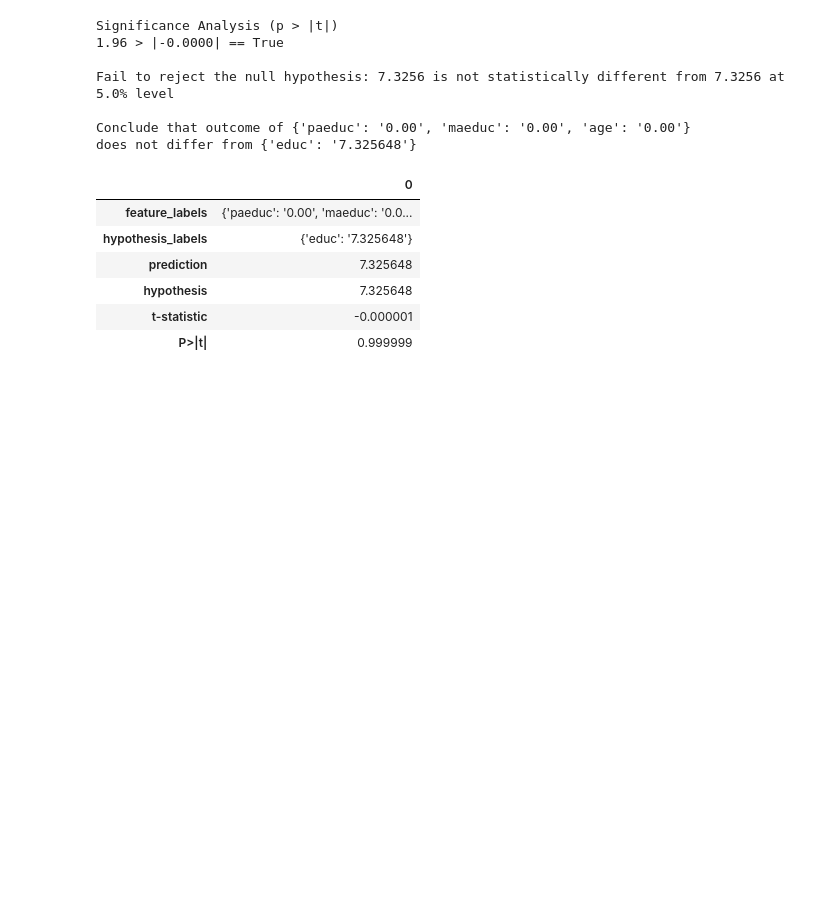
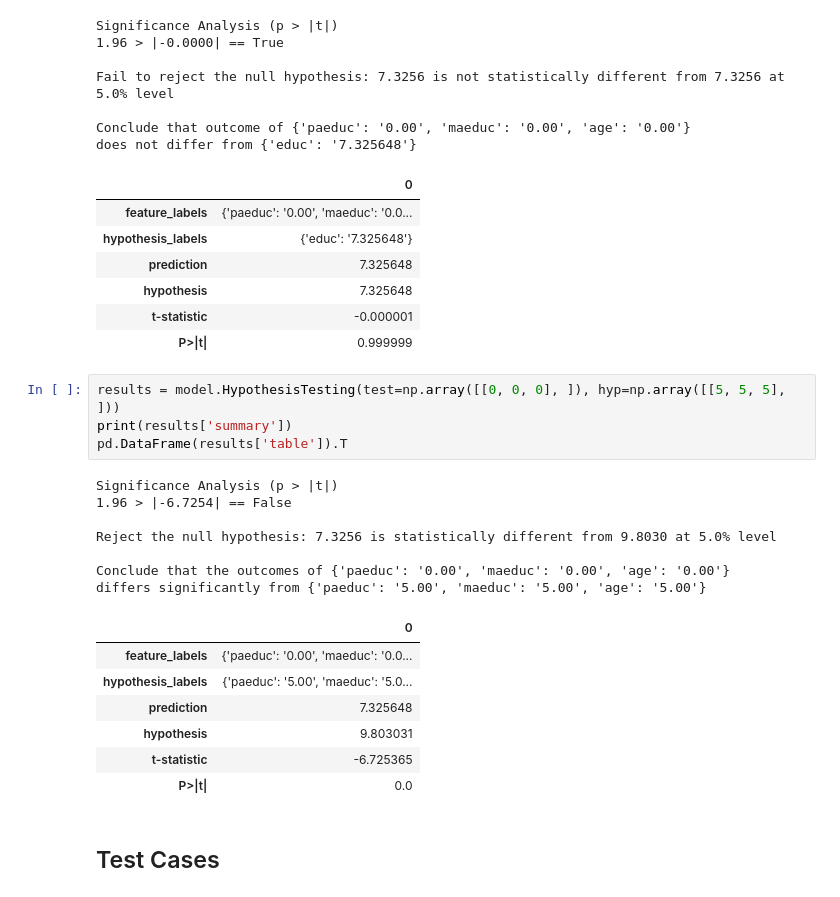
Before and after one commit to axtaylor/ml-concepts, a Jupyter notebook: Linear Regression/linear_regression_example.ipynb, the cells around one changed output. Saved outputs shown, nothing was run; the diff lists cells and outputs as text; blank space fills up the shorter version.

Commit message:
tests

```diff
--- a/Linear Regression/linear_regression_example.ipynb
+++ b/Linear Regression/linear_regression_example.ipynb
@@ -184,3 +184,24 @@ does not differ from {'educ': '7.325648'}
 | hypothesis | 7.325648 |
 | t-statistic | -0.000001 |
 | P>|t| | 0.999999 |
+# %%
+results = model.HypothesisTesting(test=np.array([[0, 0, 0], ]), hyp=np.array([[5, 5, 5], ]))
+print(results['summary'])
+pd.DataFrame(results['table']).T
+# %% [output]
+Significance Analysis (p > |t|)
+1.96 > |-6.7254| == False
+
+Reject the null hypothesis: 7.3256 is statistically different from 9.8030 at 5.0% level
+
+Conclude that the outcomes of {'paeduc': '0.00', 'maeduc': '0.00', 'age': '0.00'}
+differs significantly from {'paeduc': '5.00', 'maeduc': '5.00', 'age': '5.00'}
+|  | 0 |
+| feature_labels | {'paeduc': '0.00', 'maeduc': '0.0... |
+| hypothesis_labels | {'paeduc': '5.00', 'maeduc': '5.0... |
+| prediction | 7.325648 |
+| hypothesis | 9.803031 |
+| t-statistic | -6.725365 |
+| P>|t| | 0.0 |
+# %% [markdown]
+## Test Cases
```
Also changed, not shown: parts of 44 cells of this notebook, 1 other file.
